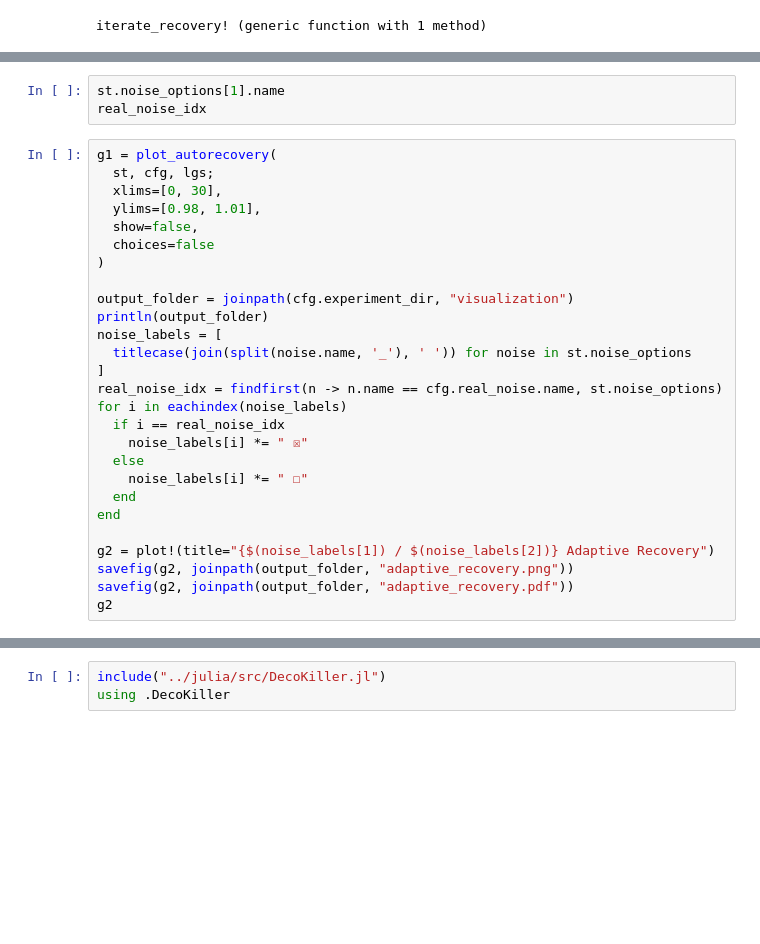
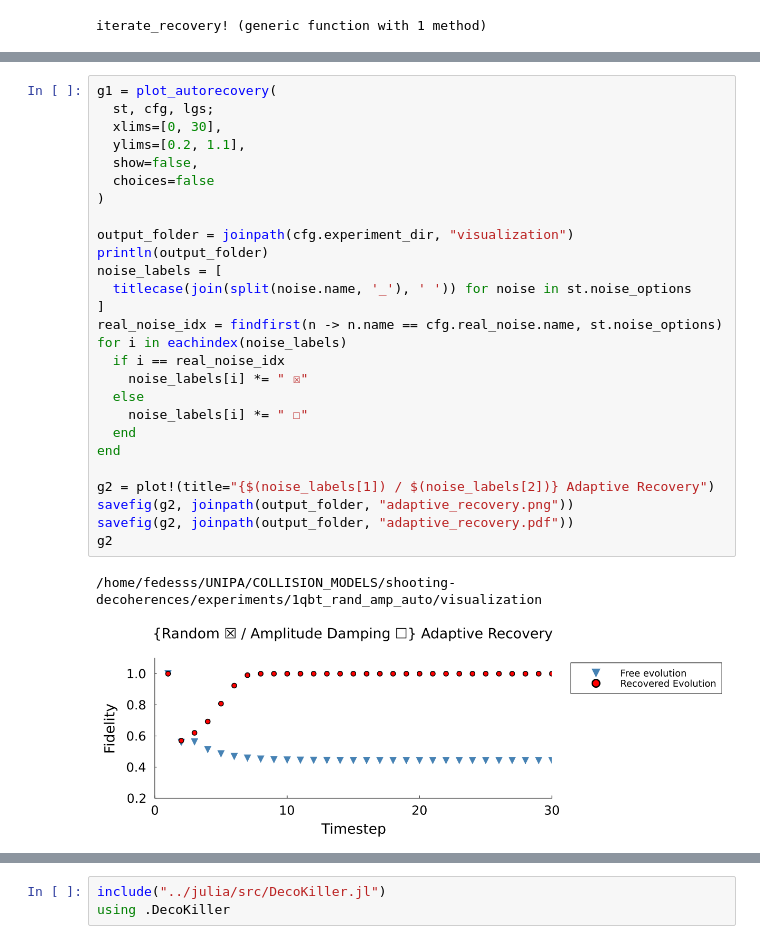
Before and after one commit to fedesss98/shooting-decoherences, a Jupyter notebook: notebooks/09-fede-reproduce-draft-1qubit.ipynb, the cells around one changed output, grey strips where cells are left out. Drawn from its saved outputs; the diff is of its cells as text; blank space fills up the shorter version.

```diff
--- a/notebooks/09-fede-reproduce-draft-1qubit.ipynb
+++ b/notebooks/09-fede-reproduce-draft-1qubit.ipynb
@@ -1182,33 +1214,33 @@ LoadError: ArgumentError: Noise type random requires a RNG.
-# %%
-st.noise_options[1].name
-real_noise_idx
 # %%
 g1 = plot_autorecovery(
   st, cfg, lgs;
   xlims=[0, 30],
-  ylims=[0.98, 1.01],
+  ylims=[0.2, 1.1],
   show=false,
   choices=false
 )
 
 output_folder = joinpath(cfg.experiment_dir, "visualization")
 println(output_folder)
 noise_labels = [
   titlecase(join(split(noise.name, '_'), ' ')) for noise in st.noise_options
 ]
 real_noise_idx = findfirst(n -> n.name == cfg.real_noise.name, st.noise_options)
 for i in eachindex(noise_labels)
   if i == real_noise_idx
     noise_labels[i] *= " ☒"
   else
     noise_labels[i] *= " ☐"
   end
 end
 
 g2 = plot!(title="{$(noise_labels[1]) / $(noise_labels[2])} Adaptive Recovery")
 savefig(g2, joinpath(output_folder, "adaptive_recovery.png"))
 savefig(g2, joinpath(output_folder, "adaptive_recovery.pdf"))
 g2
+# %% [output]
+/home/fedesss/UNIPA/COLLISION_MODELS/shooting-decoherences/experiments/1qbt_rand_amp_auto/visualization
+[figure, added]
 # %%
 function save_results!(cfg::RecoveryConfig, state::RecoveryState, logs::RecoveryLogs, avg_fidelities)
 
```
Also changed, not shown: parts of 4 cells of this notebook, 1 other file.
